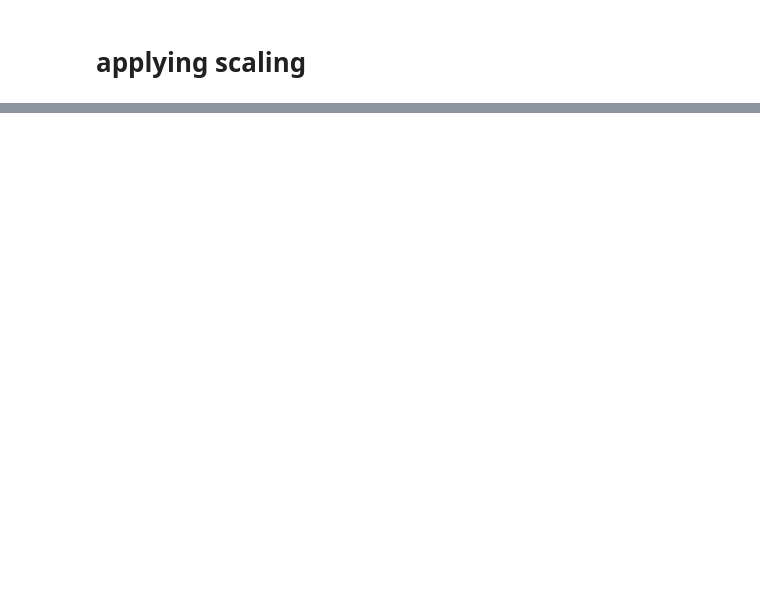
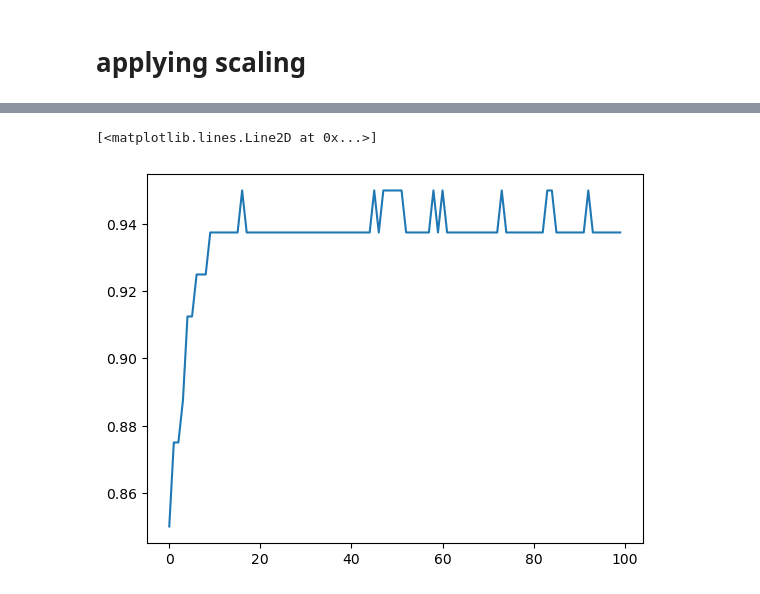
Before and after one commit to Shivansh7102003/ai-agents-journey, a Jupyter notebook: deep learning/9_feature scaling/feature+scaling.ipynb, the cells around one changed output, grey strips where cells are left out. Cells and saved outputs as stored; diff of their text form; code cells hidden in the pictures; blank space fills up the shorter version.

```diff
--- a/deep learning/9_feature scaling/feature+scaling.ipynb
+++ b/deep learning/9_feature scaling/feature+scaling.ipynb
@@ -105,6 +104,6 @@ model1.add(Dense(1 , activation = "sigmoid"))
 # %%
 model1.compile(loss = "binary_crossentropy" , optimizer = "adam" , metrics = ["accuracy"])
 # %%
-model1.fit(x_trained_scaled , y_train , validation_data = (x_test_scaled , y_test) , epochs = 100)
+history = model1.fit(x_trained_scaled , y_train , validation_data = (x_test_scaled , y_test) , epochs = 100)
 # %% [output]
 Epoch 1/100
@@ -127,0 +126,5 @@ Epoch 100/100
+# %%
+plt.plot(history.history['val_accuracy'])
+# %% [output]
+[<matplotlib.lines.Line2D at 0x...>]
+[figure, added]
```
Also changed, not shown: parts of 4 cells of this notebook, 1 other file.
